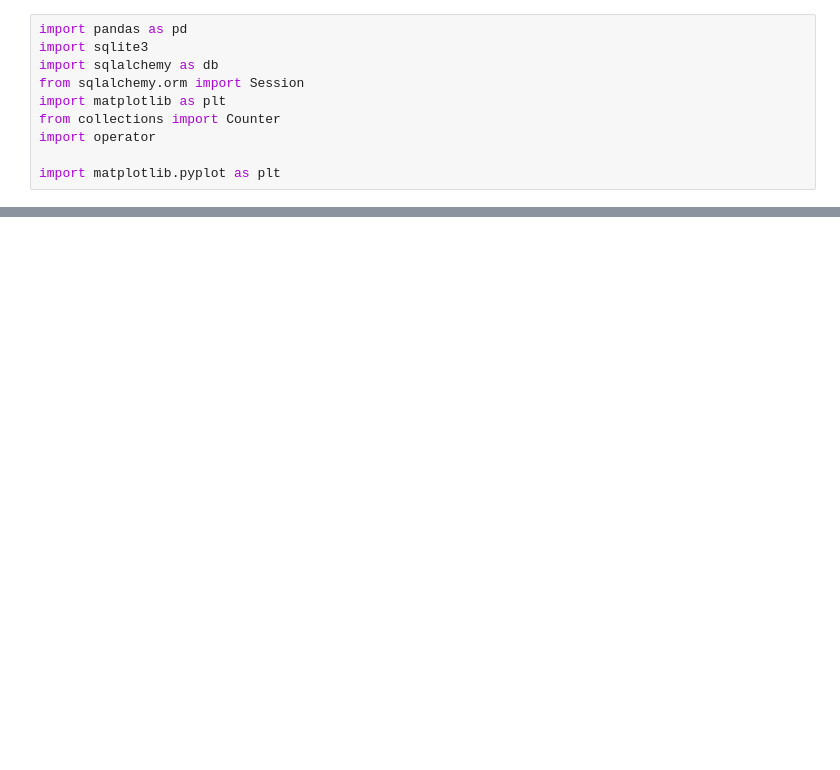
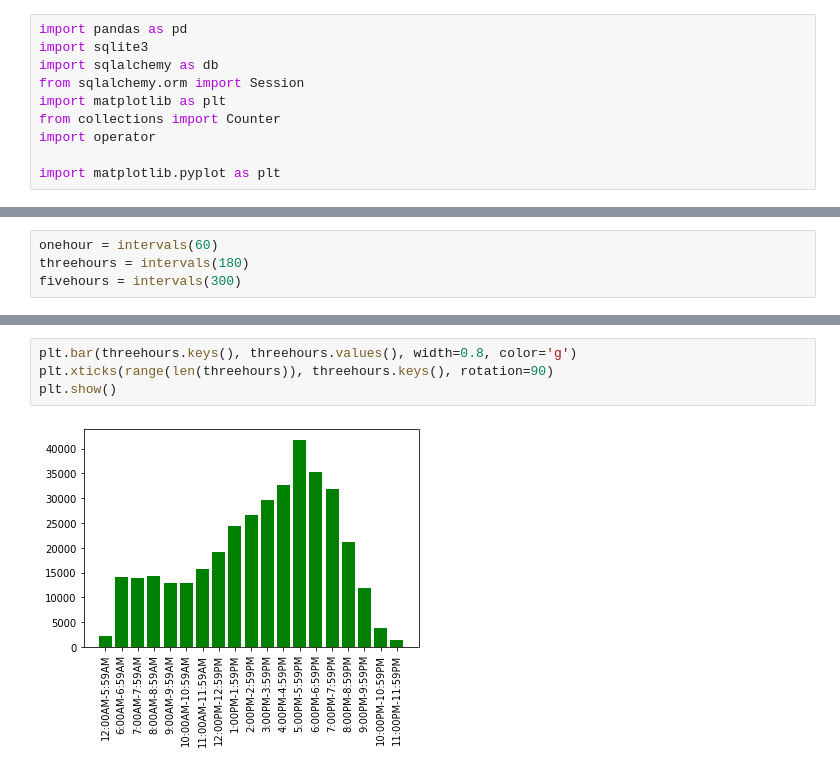
Before and after one commit to daniellicht13/caobd_final, a Jupyter notebook: timeofday.ipynb, the cells around one changed output, grey strips where cells are left out. Cells and saved outputs as stored; diff of their text form; blank space fills up the shorter version.

```diff
--- a/timeofday.ipynb
+++ b/timeofday.ipynb
@@ -100,0 +62,4 @@ interval_totals
+# %%
+onehour = intervals(60)
+threehours = intervals(180)
+fivehours = intervals(300)
@@ -104,3 +87,9 @@ plt.xticks(range(len(interval_totals)), interval_totals.keys(), rotation=90)
 plt.show()
 # %% [output]
 [figure]
+# %%
+plt.bar(threehours.keys(), threehours.values(), width=0.8, color='g')
+plt.xticks(range(len(threehours)), threehours.keys(), rotation=90)
+plt.show()
+# %% [output]
+[figure, added]
```
Also changed, not shown: parts of 7 cells of this notebook, 1 other file.
